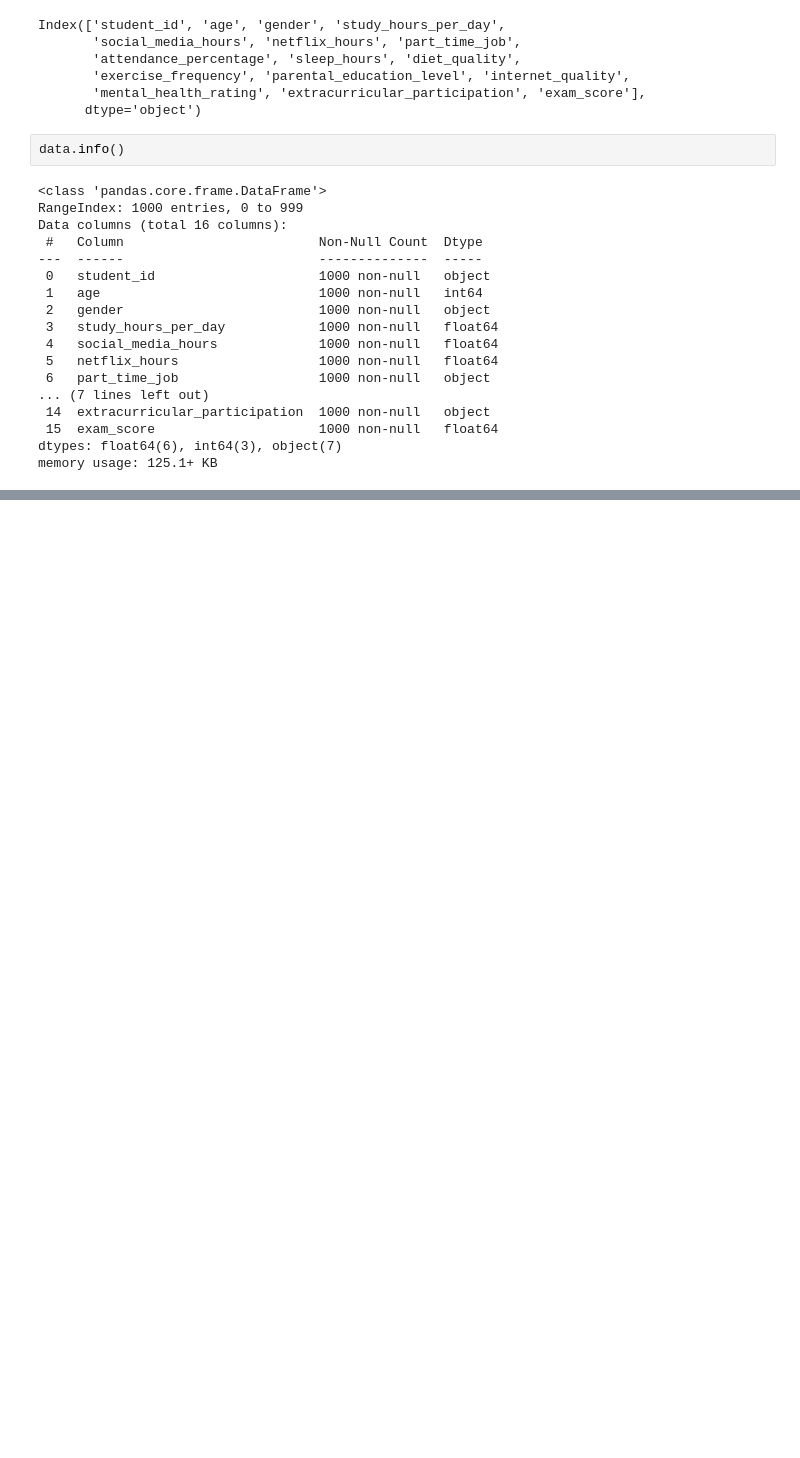
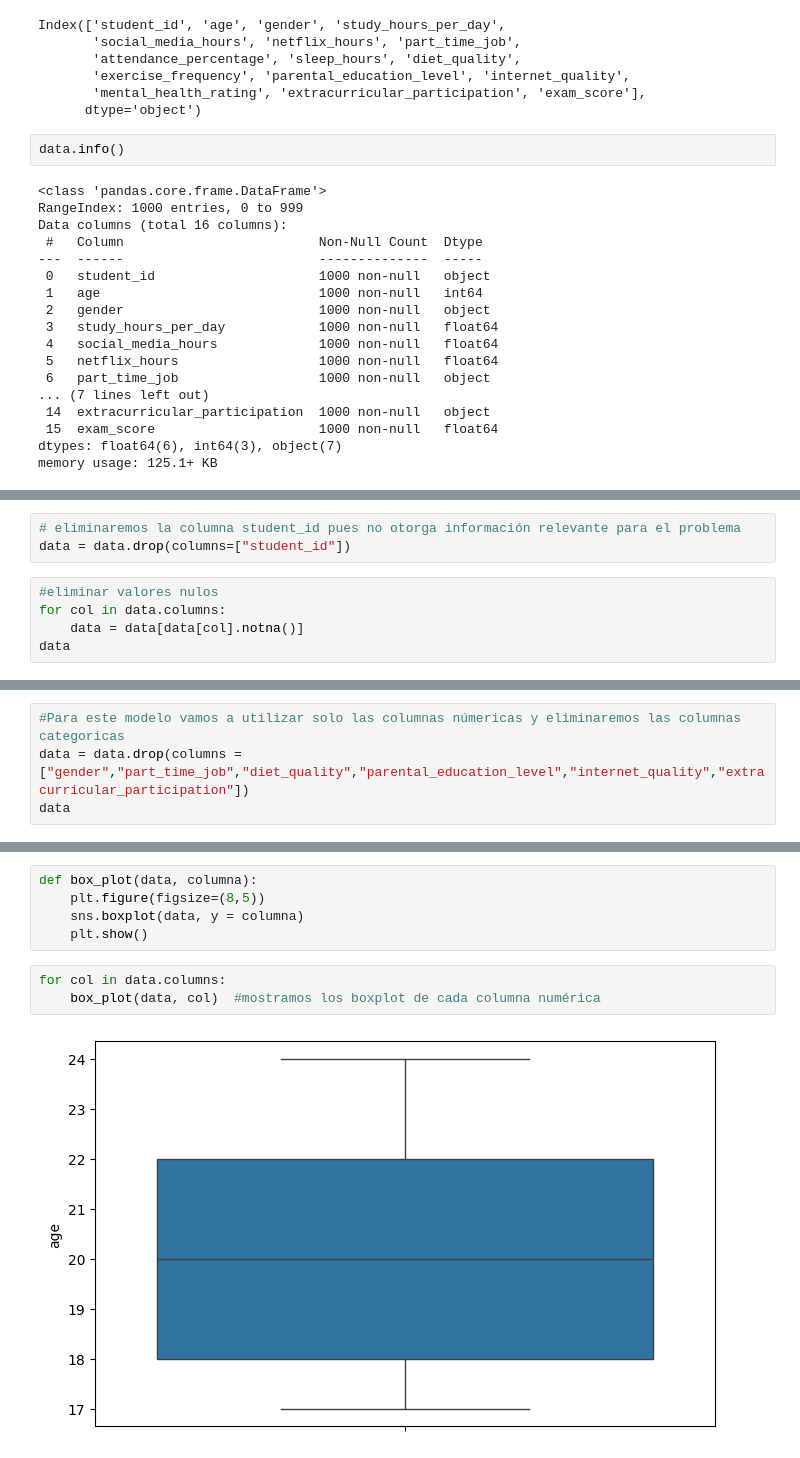
Before and after one commit to bayronbenja/Proyecto_intro_ia, a Jupyter notebook: Codigo_proyecto_ia.ipynb, the cells around one changed output, grey strips where cells are left out. Cells and saved outputs as stored; diff of their text form; blank space fills up the shorter version.

```diff
--- a/Codigo_proyecto_ia.ipynb
+++ b/Codigo_proyecto_ia.ipynb
@@ -33,0 +71,8 @@ memory usage: 125.1+ KB
+# %%
+# eliminaremos la columna student_id pues no otorga información relevante para el problema
+data = data.drop(columns=["student_id"])
+# %%
+#eliminar valores nulos
+for col in data.columns:
+    data = data[data[col].notna()]
+data
@@ -53 +111,5 @@ exam_score                        0
 dtype: int64
+# %%
+#Para este modelo vamos a utilizar solo las columnas númericas y eliminaremos las columnas categoricas
+data = data.drop(columns = ["gender","part_time_job","diet_quality","parental_education_level","internet_quality","extracurricular_participation"])
+data
@@ -53,0 +149,10 @@ dtype: int64
+# %%
+def box_plot(data, columna):
+    plt.figure(figsize=(8,5))
+    sns.boxplot(data, y = columna)
+    plt.show()
+# %%
+for col in data.columns:
+    box_plot(data, col)  #mostramos los boxplot de cada columna numérica
+# %% [output]
+[figure, added]
```
Also changed, not shown: parts of 18 cells of this notebook.
